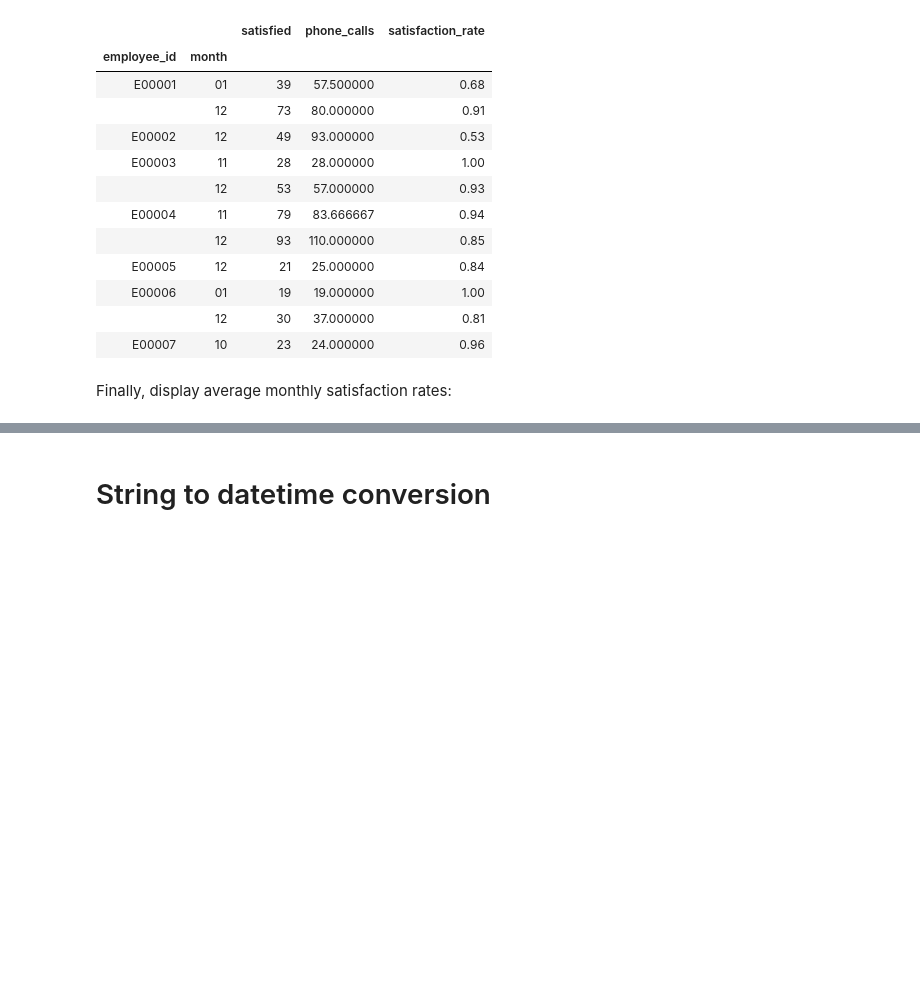
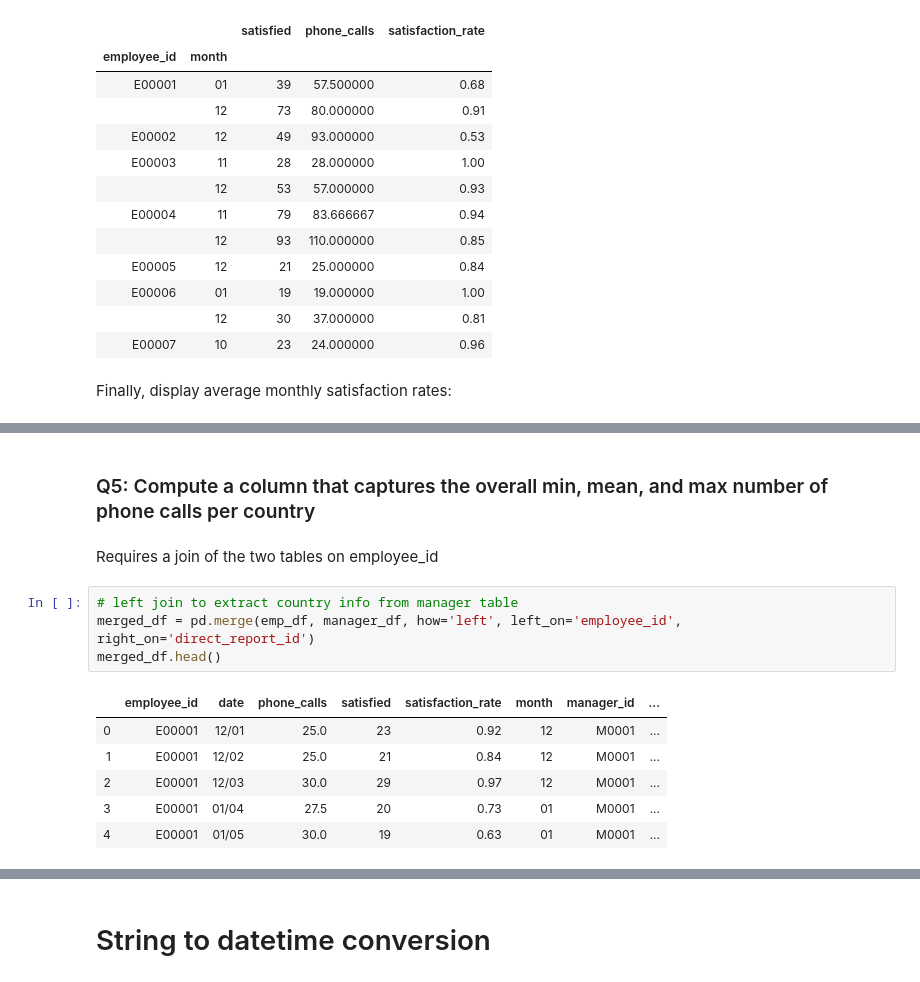
Before and after one commit to jfleury12/people-analytics-sample, a Jupyter notebook: notebooks/sample-fleury.ipynb, the cells around one changed output, grey strips where cells are left out. Saved outputs shown, nothing was run; the diff lists cells and outputs as text; blank space fills up the shorter version.

```diff
--- a/notebooks/sample-fleury.ipynb
+++ b/notebooks/sample-fleury.ipynb
@@ -262,0 +276,15 @@ agg.groupby('employee_id').mean()
+# %% [markdown]
+### Q5: Compute a column that captures the overall min, mean, and max number of phone calls per country
+# %% [markdown]
+Requires a join of the two tables on employee_id
+# %%
+# left join to extract country info from manager table
+merged_df = pd.merge(emp_df, manager_df, how='left', left_on='employee_id', right_on='direct_report_id')
+merged_df.head()
+# %% [output]
+|  | employee_id | date | phone_calls | satisfied | satisfaction_rate | month | manager_id | ... |
+| 0 | E00001 | 12/01 | 25.0 | 23 | 0.92 | 12 | M0001 | ... |
+| 1 | E00001 | 12/02 | 25.0 | 21 | 0.84 | 12 | M0001 | ... |
+| 2 | E00001 | 12/03 | 30.0 | 29 | 0.97 | 12 | M0001 | ... |
+| 3 | E00001 | 01/04 | 27.5 | 20 | 0.73 | 01 | M0001 | ... |
+| 4 | E00001 | 01/05 | 30.0 | 19 | 0.63 | 01 | M0001 | ... |
```
Also changed, not shown: parts of 5 cells of this notebook.
